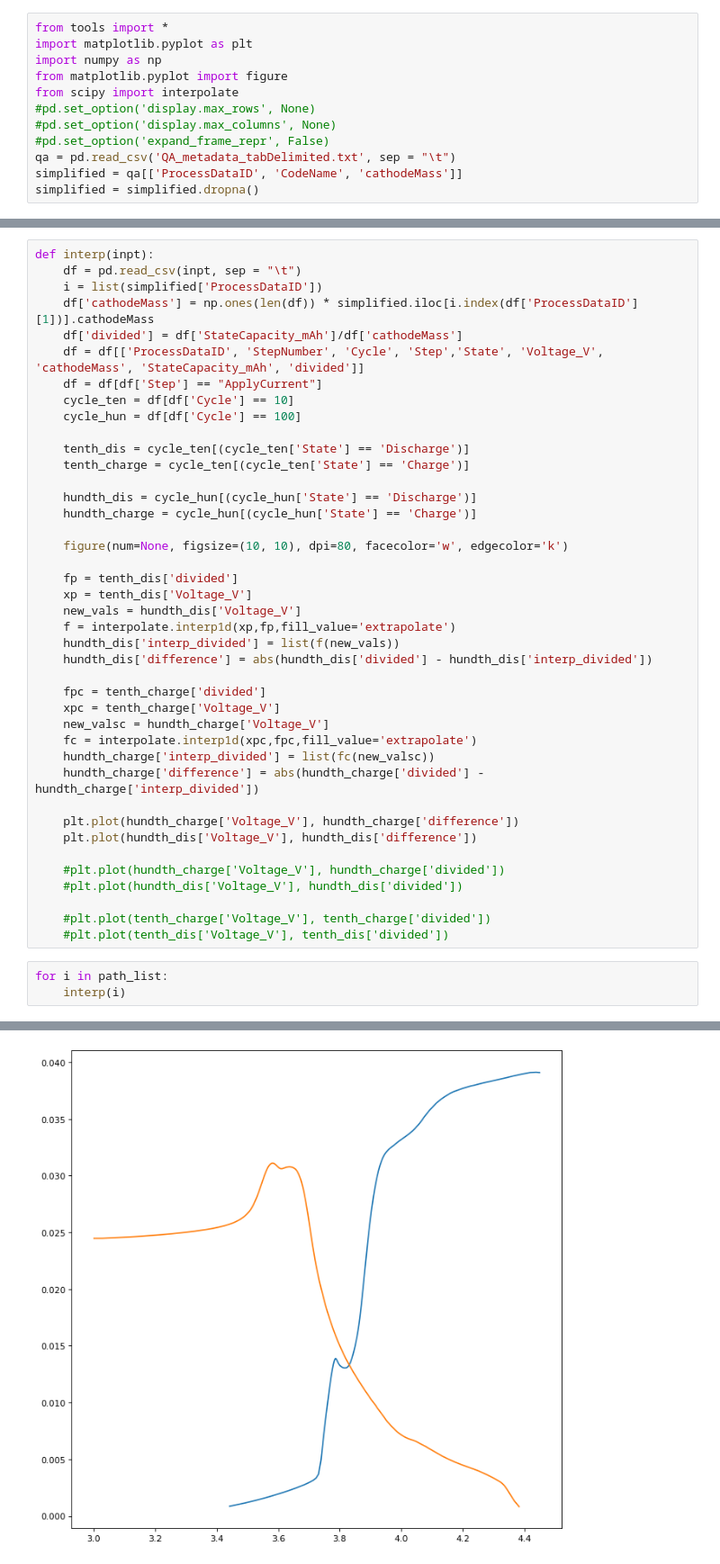
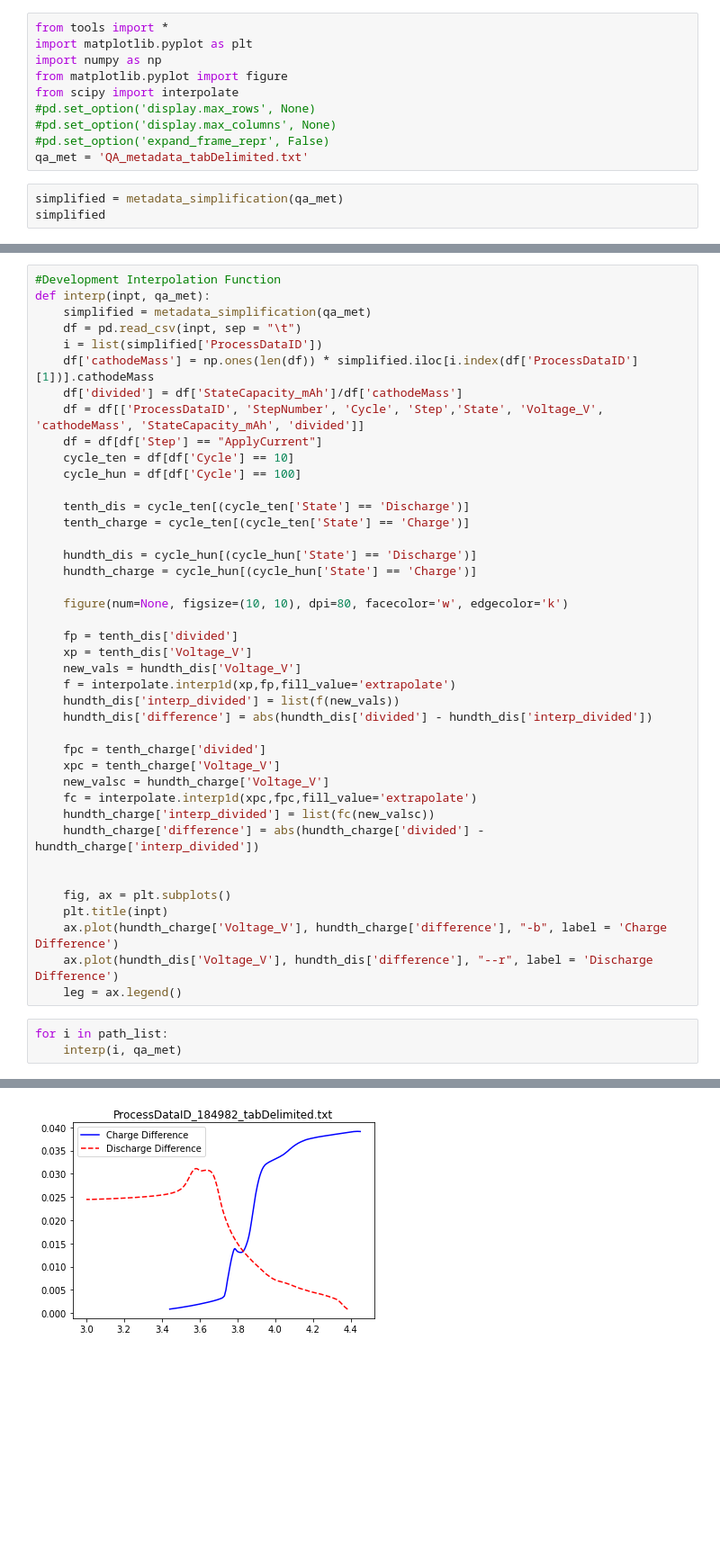
Before and after one commit to cheolhojang/data-driven-prediction-of-battery-cycle-life-before-capacity-degradation, a Jupyter notebook: CJ_work/interpolation.ipynb, the cells around one changed output, grey strips where cells are left out. Shown at 90% size. Saved outputs shown, nothing was run; the diff lists cells and outputs as text; blank space fills up the shorter version.

Commit message:
interp func is updated

```diff
--- a/CJ_work/interpolation.ipynb
+++ b/CJ_work/interpolation.ipynb
@@ -7,6 +7,7 @@ from scipy import interpolate
 #pd.set_option('display.max_rows', None)
 #pd.set_option('display.max_columns', None)
 #pd.set_option('expand_frame_repr', False)
-qa = pd.read_csv('QA_metadata_tabDelimited.txt', sep = "\t")
-simplified = qa[['ProcessDataID', 'CodeName', 'cathodeMass']]
-simplified = simplified.dropna()
+qa_met = 'QA_metadata_tabDelimited.txt'
+# %%
+simplified = metadata_simplification(qa_met)
+simplified
@@ -39,5 +36,7 @@ ProcessDataID_185015_tabDelimited.txt
 # %%
-def interp(inpt):
+#Development Interpolation Function
+def interp(inpt, qa_met):
+    simplified = metadata_simplification(qa_met)
     df = pd.read_csv(inpt, sep = "\t")
     i = list(simplified['ProcessDataID'])
     df['cathodeMass'] = np.ones(len(df)) * simplified.iloc[i.index(df['ProcessDataID'][1])].cathodeMass
@@ -69,15 +68,13 @@ def interp(inpt):
     hundth_charge['interp_divided'] = list(fc(new_valsc))
     hundth_charge['difference'] = abs(hundth_charge['divided'] - hundth_charge['interp_divided'])
 
-    plt.plot(hundth_charge['Voltage_V'], hundth_charge['difference'])
-    plt.plot(hundth_dis['Voltage_V'], hundth_dis['difference'])
 
-    #plt.plot(hundth_charge['Voltage_V'], hundth_charge['divided'])
-    #plt.plot(hundth_dis['Voltage_V'], hundth_dis['divided'])
-
-    #plt.plot(tenth_charge['Voltage_V'], tenth_charge['divided'])
-    #plt.plot(tenth_dis['Voltage_V'], tenth_dis['divided'])
+    fig, ax = plt.subplots()
+    plt.title(inpt)
+    ax.plot(hundth_charge['Voltage_V'], hundth_charge['difference'], "-b", label = 'Charge Difference')
+    ax.plot(hundth_dis['Voltage_V'], hundth_dis['difference'], "--r", label = 'Discharge Difference')
+    leg = ax.legend()
 # %%
 for i in path_list:
-    interp(i)
+    interp(i, qa_met)
 # %% [output]
@@ -84 +82 @@ for i in path_list:
-[figure, old version]
+[figure, new version]
```
Also changed, not shown: parts of 3 cells of this notebook, 1 other file.
